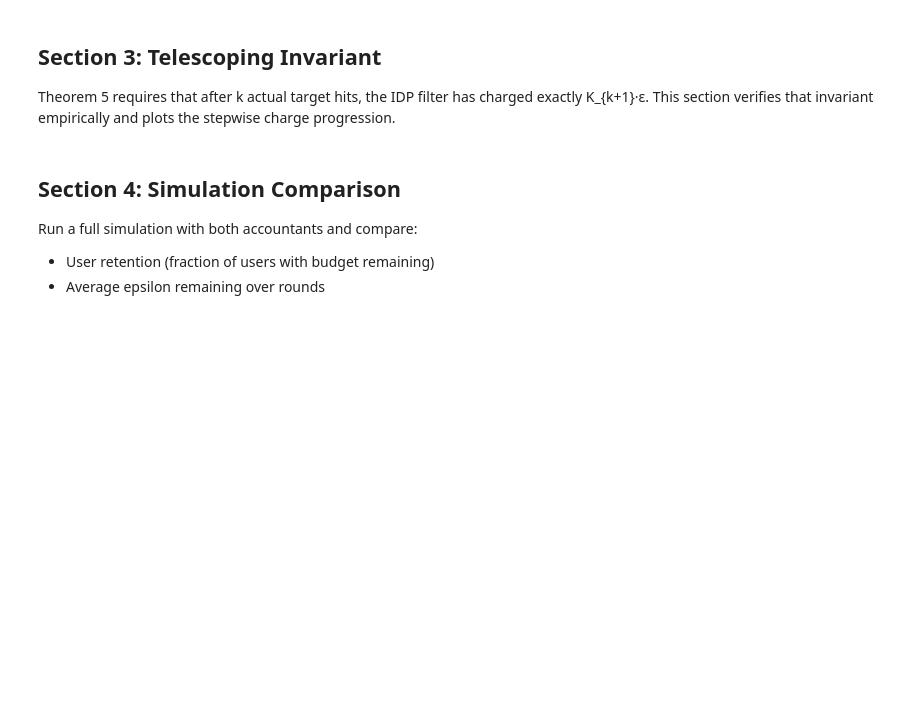
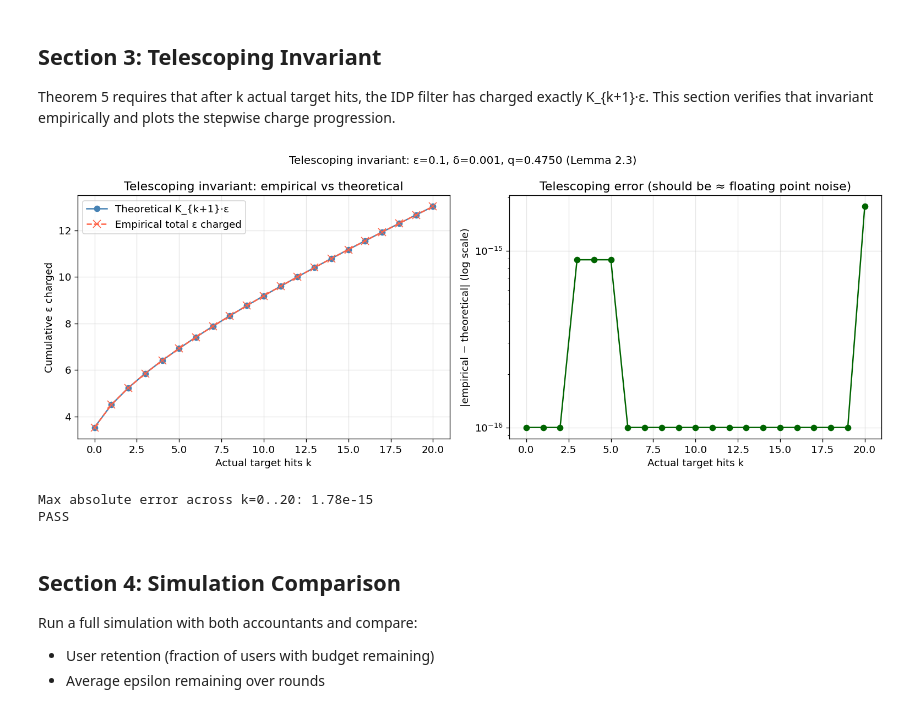
Before and after one commit to arcaulfield/adaptive-act, a Jupyter notebook: notebooks/02_accountant_validation.ipynb, the cells around one changed output. Cells and saved outputs as stored; diff of their text form; code cells hidden in the pictures; blank space fills up the shorter version.

```diff
--- a/notebooks/02_accountant_validation.ipynb
+++ b/notebooks/02_accountant_validation.ipynb
@@ -192,13 +266,12 @@ This section verifies that invariant empirically and plots the stepwise charge p
 # %%
 EPSILON = 0.1
 DELTA   = 1e-3
-Q       = 0.2
 MAX_K   = 20
 
-def simulate_k_hits(k, epsilon=EPSILON, delta=DELTA, q=Q):
+def simulate_k_hits(k, epsilon=EPSILON, delta=DELTA):
     """Simulate exactly k hits on a fresh accountant. Return total (eps, delta) charged."""
-    tct  = AdaptiveTCTAccountant(epsilon=epsilon, delta=delta, q=q)
-    user = User(user_id=0, epsilon_budget=1e9, delta_budget=1.0, conversion_rate=q)
+    tct  = AdaptiveTCTAccountant(epsilon=epsilon, delta=delta)
+    user = User(user_id=0, epsilon_budget=1e9, delta_budget=1.0, conversion_rate=0.0)
     total_eps = 0.0
     total_delta = 0.0
     # Round 1: registration (not a hit)
@@ -215,41 +288,48 @@ empirical_eps   = []
 theoretical_eps = []
 errors          = []
 
-tct_ref = AdaptiveTCTAccountant(epsilon=EPSILON, delta=DELTA, q=Q)
+tct_ref = AdaptiveTCTAccountant(epsilon=EPSILON, delta=DELTA)
 
 for k in k_range:
     emp_e, _ = simulate_k_hits(k)
-    # After k hits, should equal K_{k+1} * epsilon (Theorem 5)
+    # After k hits, should equal K_{k+1} * epsilon (Theorem 5 telescoping invariant)
     theo_e = tct_ref.compositions(k + 1) * EPSILON
     empirical_eps.append(emp_e)
     theoretical_eps.append(theo_e)
     errors.append(abs(emp_e - theo_e))
 
 fig, axes = plt.subplots(1, 2, figsize=(13, 5))
 
 ax = axes[0]
 ax.plot(k_range, theoretical_eps, 'o-', color='steelblue', label='Theoretical K_{k+1}·ε')
 ax.plot(k_range, empirical_eps,   'x--', color='tomato',    label='Empirical total ε charged', markersize=8)
 ax.set_xlabel('Actual target hits k')
 ax.set_ylabel('Cumulative ε charged')
 ax.set_title('Telescoping invariant: empirical vs theoretical')
 ax.legend()
 ax.grid(True, alpha=0.3)
 
 ax = axes[1]
 ax.semilogy(k_range, [max(e, 1e-16) for e in errors], 'o-', color='darkgreen')
 ax.set_xlabel('Actual target hits k')
 ax.set_ylabel('|empirical − theoretical| (log scale)')
 ax.set_title('Telescoping error (should be ≈ floating point noise)')
 ax.grid(True, alpha=0.3)
 
-plt.suptitle(f'Telescoping invariant: ε={EPSILON}, δ={DELTA}, q={Q}', fontsize=12)
+plt.suptitle(
+    f'Telescoping invariant: ε={EPSILON}, δ={DELTA}, q={tct_ref.q:.4f} (Lemma 2.3)',
+    fontsize=12
+)
 plt.tight_layout()
 plt.show()
 
 max_err = max(errors)
 print(f'Max absolute error across k=0..{MAX_K}: {max_err:.2e}')
 print('PASS' if max_err < 1e-10 else f'FAIL — max error {max_err:.2e} exceeds 1e-10')
+# %% [output]
+[figure, added]
+Max absolute error across k=0..20: 1.78e-15
+PASS
 # %% [markdown]
 ## Section 4: Simulation Comparison
 
```
Also changed, not shown: parts of 14 cells of this notebook, 5 other files.
